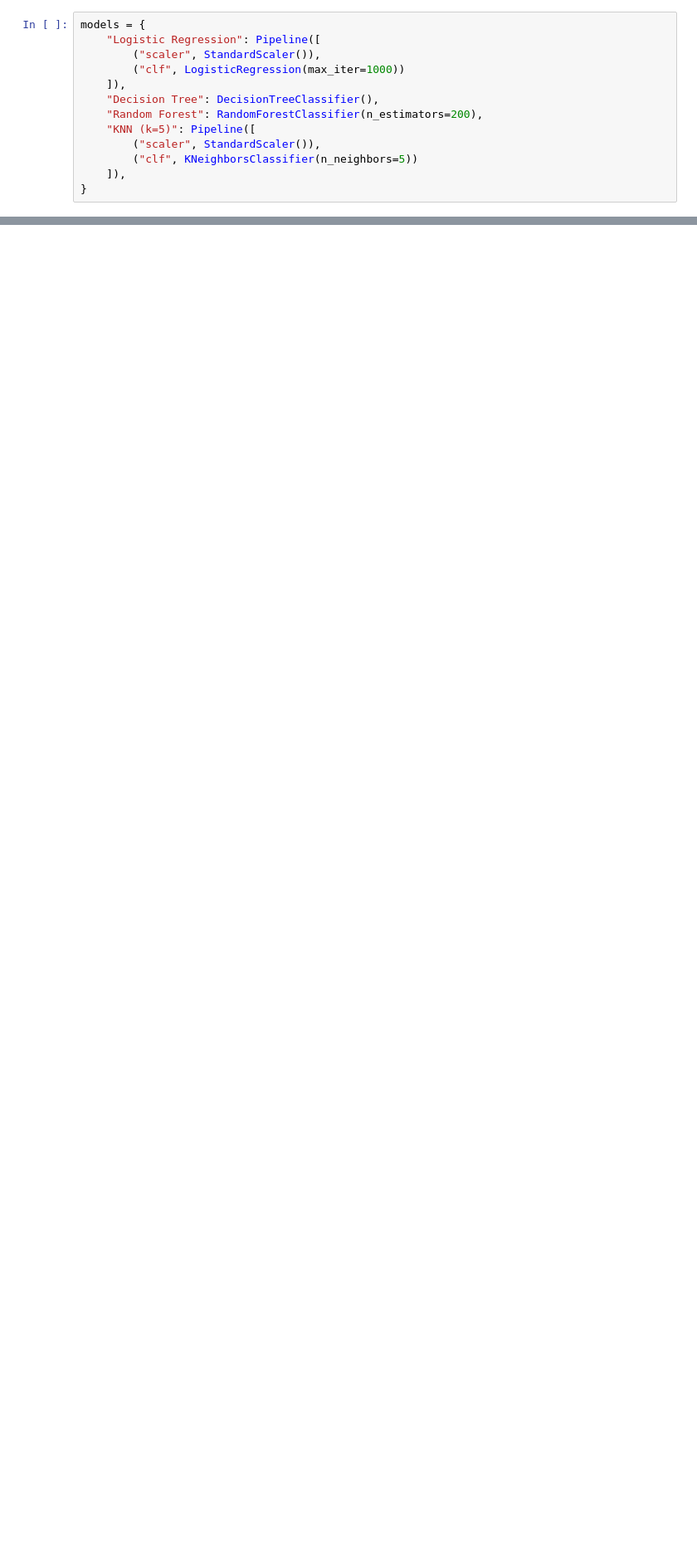
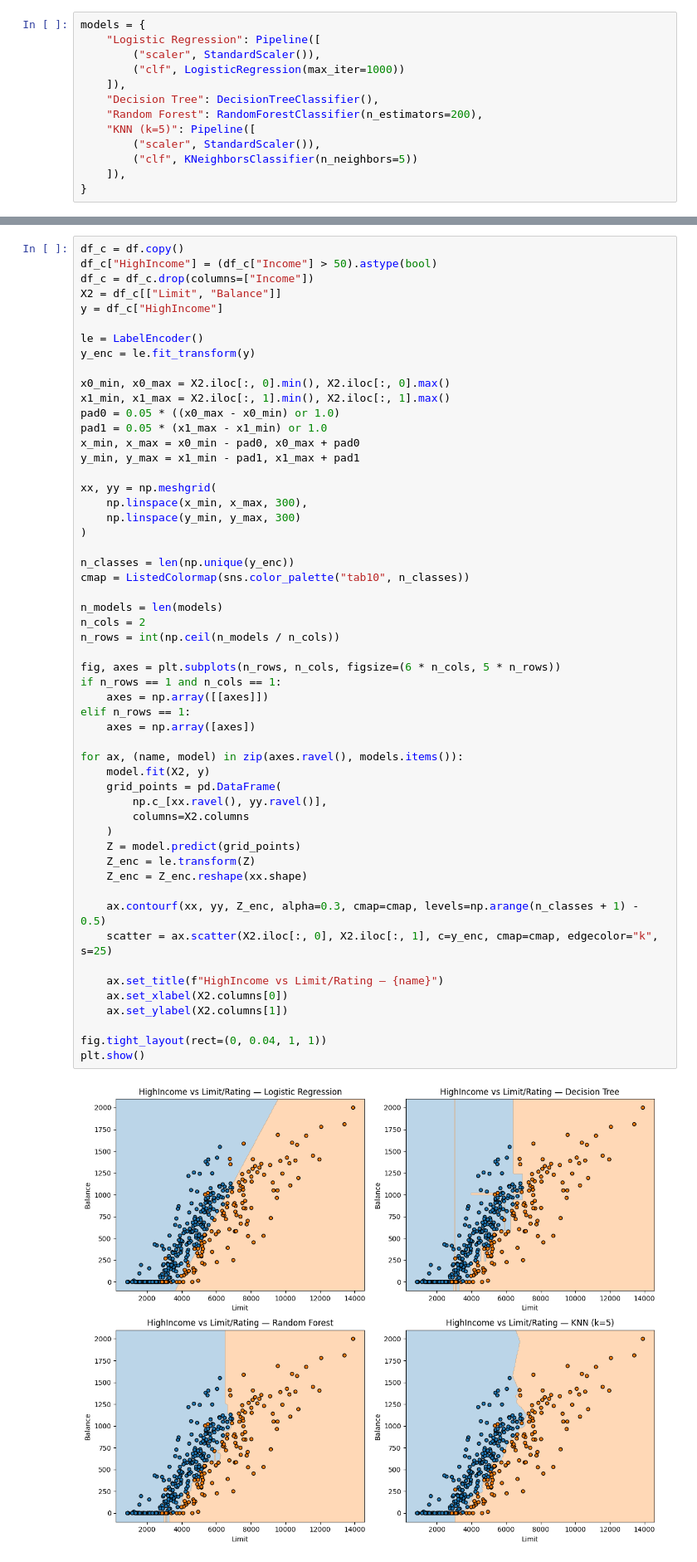
Before and after one commit to mikolajkrupinski/pwr-sem9, a Jupyter notebook: aad/lista3/solutions.ipynb, the cells around one changed output, grey strips where cells are left out. Shown at 83% size. Saved outputs shown, nothing was run; the diff lists cells and outputs as text; blank space fills up the shorter version.

```diff
--- a/aad/lista3/solutions.ipynb
+++ b/aad/lista3/solutions.ipynb
@@ -89,0 +93,56 @@ Number of credit cards, KNN (k=5) accuracy: mean=0.2375 std=0.0727
+# %%
+df_c = df.copy()
+df_c["HighIncome"] = (df_c["Income"] > 50).astype(bool)
+df_c = df_c.drop(columns=["Income"])
+X2 = df_c[["Limit", "Balance"]]
+y = df_c["HighIncome"]
+
+le = LabelEncoder()
+y_enc = le.fit_transform(y)
+
+x0_min, x0_max = X2.iloc[:, 0].min(), X2.iloc[:, 0].max()
+x1_min, x1_max = X2.iloc[:, 1].min(), X2.iloc[:, 1].max()
+pad0 = 0.05 * ((x0_max - x0_min) or 1.0)
+pad1 = 0.05 * (x1_max - x1_min) or 1.0
+x_min, x_max = x0_min - pad0, x0_max + pad0
+y_min, y_max = x1_min - pad1, x1_max + pad1
+
+xx, yy = np.meshgrid(
+    np.linspace(x_min, x_max, 300),
+    np.linspace(y_min, y_max, 300)
+)
+
+n_classes = len(np.unique(y_enc))
+cmap = ListedColormap(sns.color_palette("tab10", n_classes))
+
+n_models = len(models)
+n_cols = 2
+n_rows = int(np.ceil(n_models / n_cols))
+
+fig, axes = plt.subplots(n_rows, n_cols, figsize=(6 * n_cols, 5 * n_rows))
+if n_rows == 1 and n_cols == 1:
+    axes = np.array([[axes]])
+elif n_rows == 1:
+    axes = np.array([axes])
+
+for ax, (name, model) in zip(axes.ravel(), models.items()):
+    model.fit(X2, y)
+    grid_points = pd.DataFrame(
+        np.c_[xx.ravel(), yy.ravel()],
+        columns=X2.columns
+    )
+    Z = model.predict(grid_points)
+    Z_enc = le.transform(Z)
+    Z_enc = Z_enc.reshape(xx.shape)
+
+    ax.contourf(xx, yy, Z_enc, alpha=0.3, cmap=cmap, levels=np.arange(n_classes + 1) - 0.5)
+    scatter = ax.scatter(X2.iloc[:, 0], X2.iloc[:, 1], c=y_enc, cmap=cmap, edgecolor="k", s=25)
+
+    ax.set_title(f"HighIncome vs Limit/Rating — {name}")
+    ax.set_xlabel(X2.columns[0])
+    ax.set_ylabel(X2.columns[1])
+
+fig.tight_layout(rect=(0, 0.04, 1, 1))
+plt.show()
+# %% [output]
+[figure, added]
```
Also changed, not shown: parts of 4 cells of this notebook.
